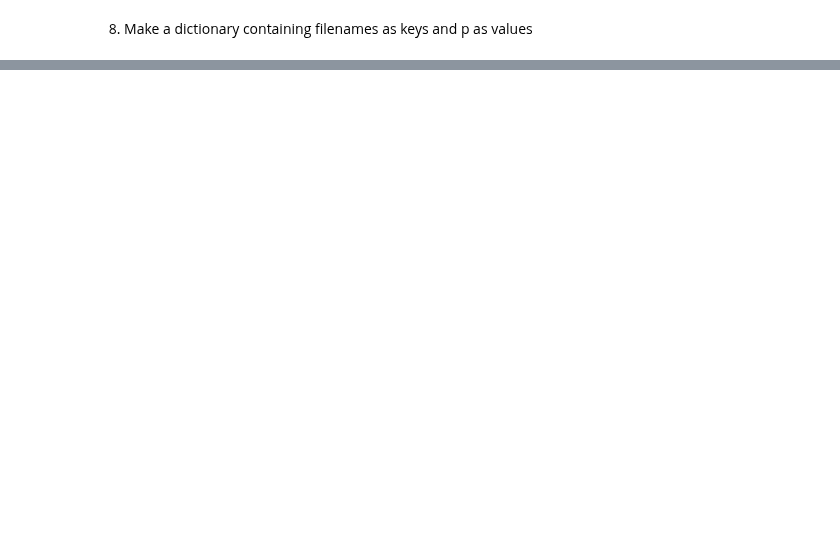
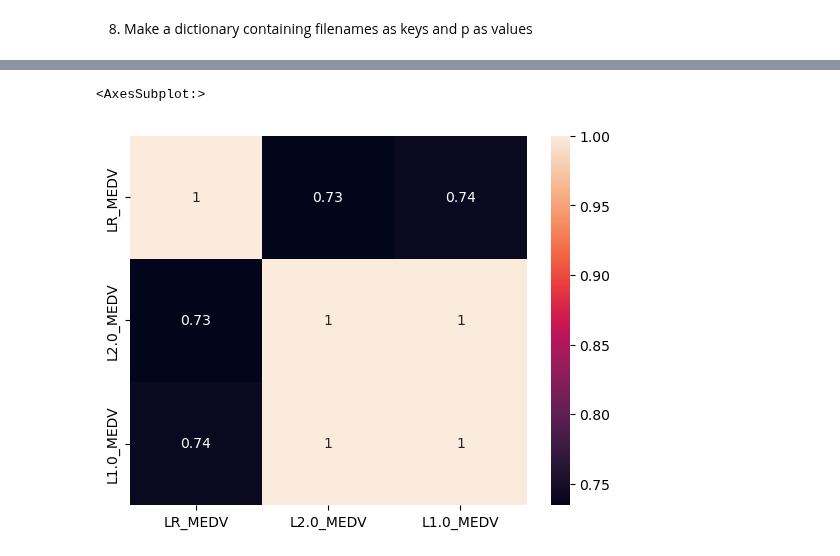
Before and after one commit to Jeyramana/GUVI_Assignments, a Jupyter notebook: Assignment_4/boston_phi_test.ipynb, the cells around one changed output, grey strips where cells are left out. Cells and saved outputs as stored; diff of their text form; code cells hidden in the pictures; blank space fills up the shorter version.

```diff
--- a/Assignment_4/boston_phi_test.ipynb
+++ b/Assignment_4/boston_phi_test.ipynb
@@ -65,5 +72,4 @@ def CostFunction(p, beta, phi, lamb):
 8. Make a dictionary containing filenames as keys and p as values
 # %%
 # I would like to append predicted MEDV values in output.csv for different p values
-
-filenames = {'output.csv':[2.0, 1.75, 1.5, 1.3, 1.0]}
+p_values = [2.0, 1.75, 1.5, 1.3, 1.0]
@@ -78,0 +78,37 @@ filenames = {'output.csv':[2.0, 1.75, 1.5, 1.3, 1.0]}
+# %%
+for p in p_values:
+
+    # Set the `w` or `β` to all 0s
+    beta = np.zeros((14, 1))
+
+    # Set an appropriate value for `lambda` and `step size`
+    lamb = 0.2
+    t = 0.0001
+
+    # Calculate new value of `w` or `β`
+    beta_new = beta - t * CostFunction(p, beta, phi, lamb)
+
+    # Repeat steps until error between consecutive `w`s or `β`s is less than threshold
+    i = 0
+    while (np.linalg.norm(beta_new-beta) > 0.00001):
+
+        # Gradient Descent Method
+        beta = beta_new
+        beta_new = beta - t * CostFunction(p, beta, phi, lamb)
+
+        i += 1 # iteration count
+
+    print('Lp norm: ', p, ', Total Iterations: ', i)
+
+    # Load values of `id` from test data file
+    df = pd.read_csv('output.csv')
+    del df['Unnamed: 0']
+
+    # Calculate `y` for test data using `phi_test` and applying inverse log
+    y_predict = np.dot(phi_test, beta_new)
+    y_predict = np.exp(y_predict)
+
+    # Save the `id`s and `y` according to filename from dictionary
+    name = f'L{p}_MEDV'
+    df[name] = y_predict
+    df.to_csv('output.csv')
@@ -78,0 +142,6 @@ filenames = {'output.csv':[2.0, 1.75, 1.5, 1.3, 1.0]}
+# %%
+# Correlation between Linear, Ridge, LASSO Regression
+sns.heatmap(df[['LR_MEDV', 'L2.0_MEDV', 'L1.0_MEDV']].corr(), annot=True)
+# %% [output]
+<AxesSubplot:>
+[figure, added]
```
Also changed, not shown: parts of 9 cells of this notebook, 1 other file.
